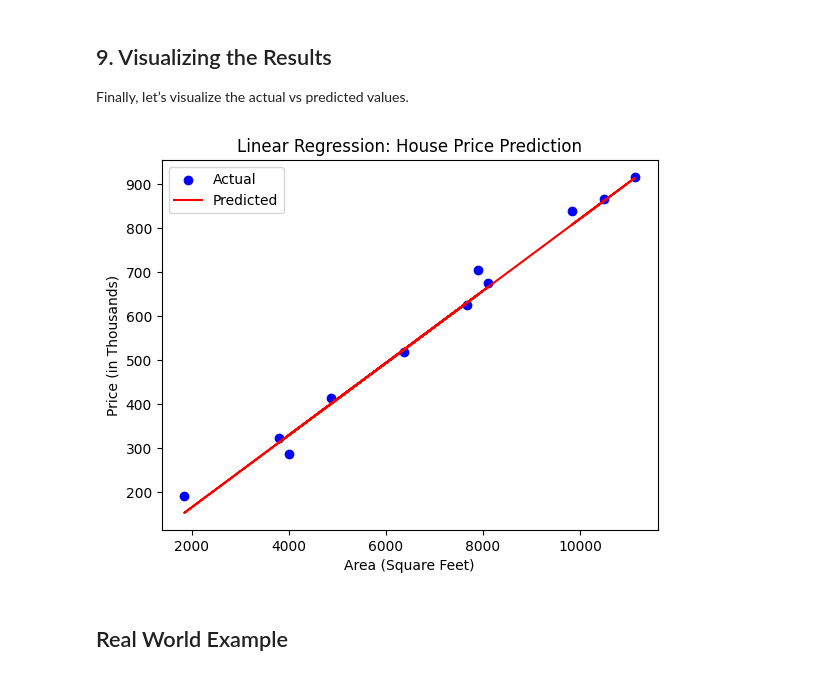
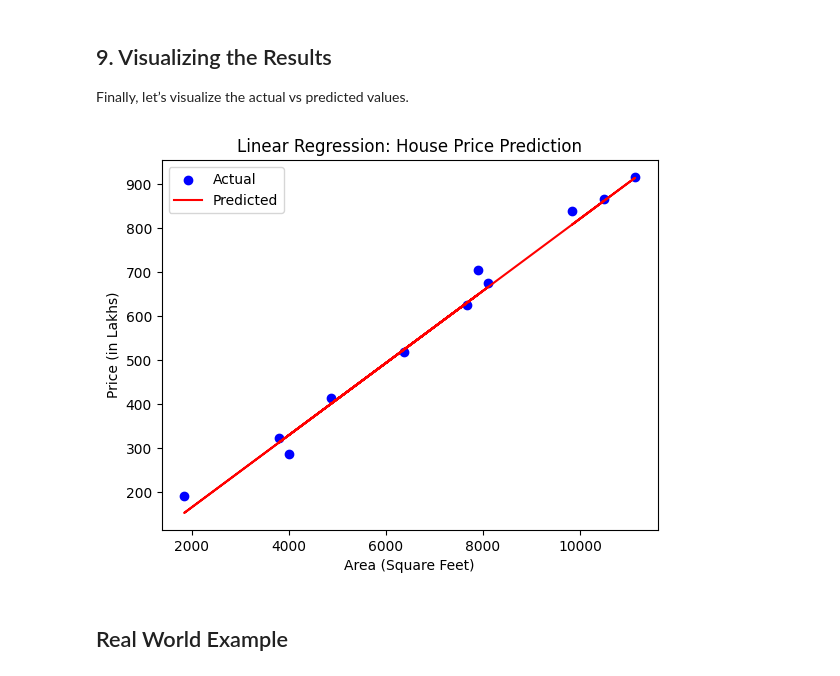
Before and after one commit to Nepal-College-of-Information-Technology/AI-Data-Science-Workshop-2024, a Jupyter notebook: Day 5: Introduction to Machine Learning/Part2_Linear_Regression.ipynb, the cells around one changed output. Cells and saved outputs as stored; diff of their text form; code cells hidden in the pictures.

```diff
--- a/Day 5: Introduction to Machine Learning/Part2_Linear_Regression.ipynb
+++ b/Day 5: Introduction to Machine Learning/Part2_Linear_Regression.ipynb
@@ -99,14 +114,14 @@ Finally, let’s visualize the actual vs predicted values.
 # %%
 # Plot the results
 plt.scatter(X_test, y_test, color='blue', label='Actual')
 plt.plot(X_test, y_pred, color='red', label='Predicted')
 plt.xlabel('Area (Square Feet)')
-plt.ylabel('Price (in Thousands)')
+plt.ylabel('Price (in Lakhs)')
 plt.title('Linear Regression: House Price Prediction')
 plt.legend()
 plt.show()
 # %% [output]
-[figure, old version]
+[figure, new version]
 # %% [markdown]
 ## Real World Example
 # %%
```
Also changed, not shown: parts of 7 cells of this notebook, 1 other file.
